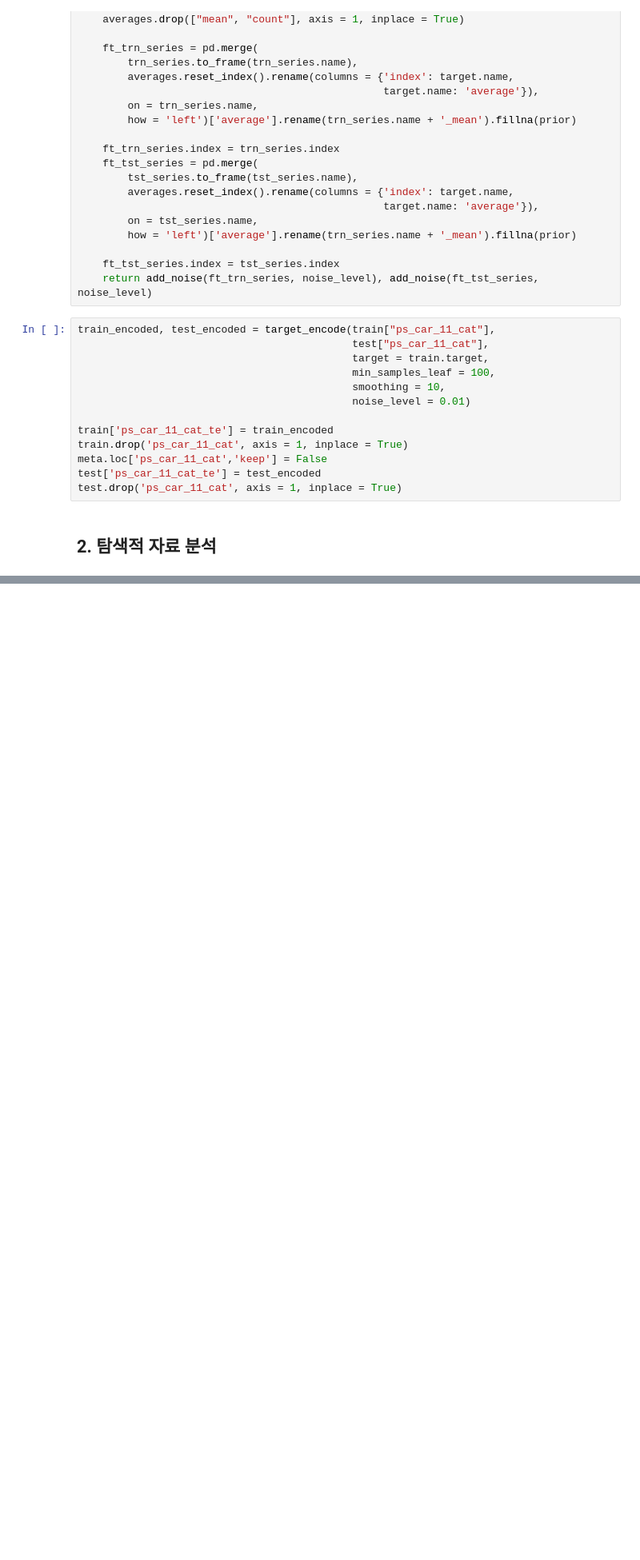
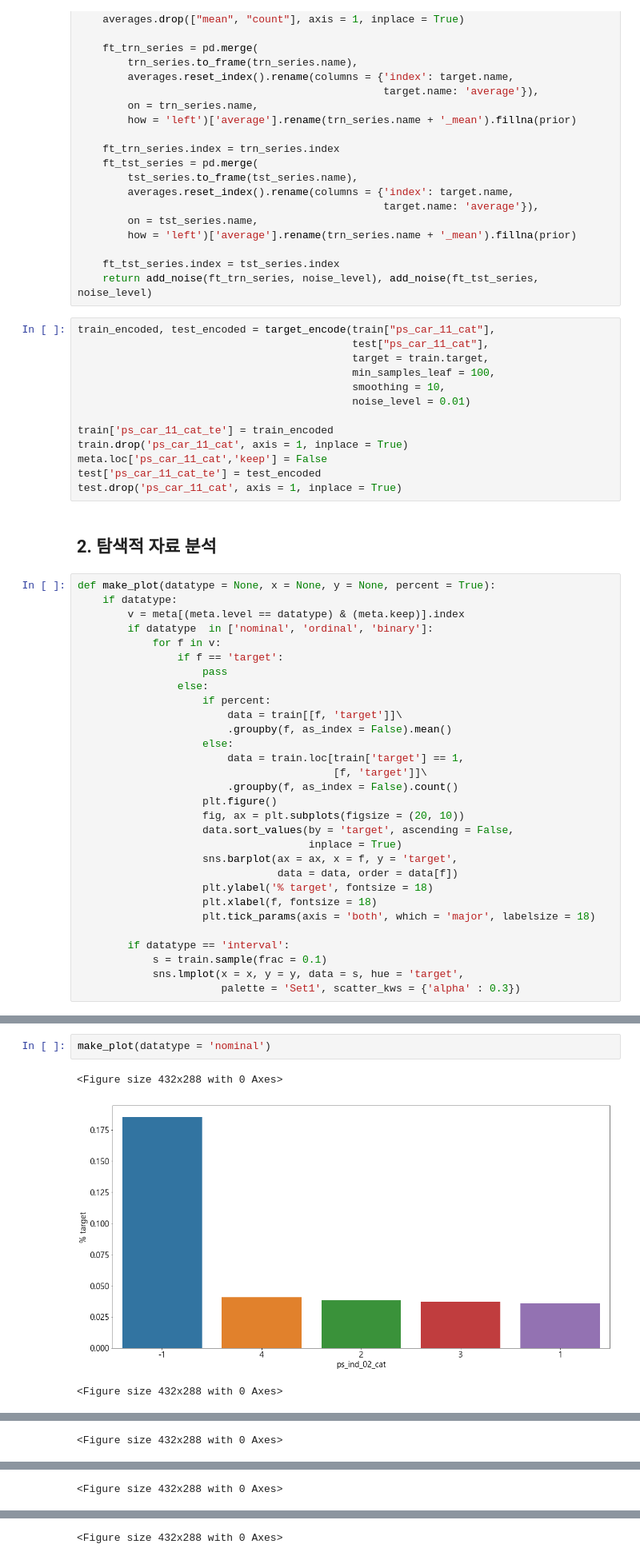
Before and after one commit to hodurie/Kaggle_Challenge, a Jupyter notebook: Porto Seguro/Porto Seguro.ipynb, the cells around one changed output, grey strips where cells are left out. Shown at 80% size. Saved outputs shown, nothing was run; the diff lists cells and outputs as text; blank space fills up the shorter version.

```diff
--- a/Porto Seguro/Porto Seguro.ipynb
+++ b/Porto Seguro/Porto Seguro.ipynb
@@ -516,3 +522,33 @@ test['ps_car_11_cat_te'] = test_encoded
 test.drop('ps_car_11_cat', axis = 1, inplace = True)
 # %% [markdown]
 ## 2. 탐색적 자료 분석
+# %%
+def make_plot(datatype = None, x = None, y = None, percent = True):
+    if datatype:
+        v = meta[(meta.level == datatype) & (meta.keep)].index
+        if datatype  in ['nominal', 'ordinal', 'binary']:
+            for f in v:
+                if f == 'target':
+                    pass
+                else:
+                    if percent:
+                        data = train[[f, 'target']]\
+                        .groupby(f, as_index = False).mean()
+                    else:
+                        data = train.loc[train['target'] == 1,
+                                         [f, 'target']]\
+                        .groupby(f, as_index = False).count()
+                    plt.figure()
+                    fig, ax = plt.subplots(figsize = (20, 10))
+                    data.sort_values(by = 'target', ascending = False,
+                                     inplace = True)
+                    sns.barplot(ax = ax, x = f, y = 'target',
+                                data = data, order = data[f])
+                    plt.ylabel('% target', fontsize = 18)
+                    plt.xlabel(f, fontsize = 18)
+                    plt.tick_params(axis = 'both', which = 'major', labelsize = 18)
+
+        if datatype == 'interval':
+            s = train.sample(frac = 0.1)
+            sns.lmplot(x = x, y = y, data = s, hue = 'target',
+                       palette = 'Set1', scatter_kws = {'alpha' : 0.3})
@@ -518,0 +570,6 @@ test.drop('ps_car_11_cat', axis = 1, inplace = True)
+# %%
+make_plot(datatype = 'nominal')
+# %% [output]
+<Figure size 432x288 with 0 Axes>
+[figure, added]
+<Figure size 432x288 with 0 Axes>
@@ -518,0 +577 @@ test.drop('ps_car_11_cat', axis = 1, inplace = True)
+<Figure size 432x288 with 0 Axes>
@@ -518,0 +579 @@ test.drop('ps_car_11_cat', axis = 1, inplace = True)
+<Figure size 432x288 with 0 Axes>
@@ -518,0 +581 @@ test.drop('ps_car_11_cat', axis = 1, inplace = True)
+<Figure size 432x288 with 0 Axes>
```
Also changed, not shown: parts of 22 cells of this notebook.
